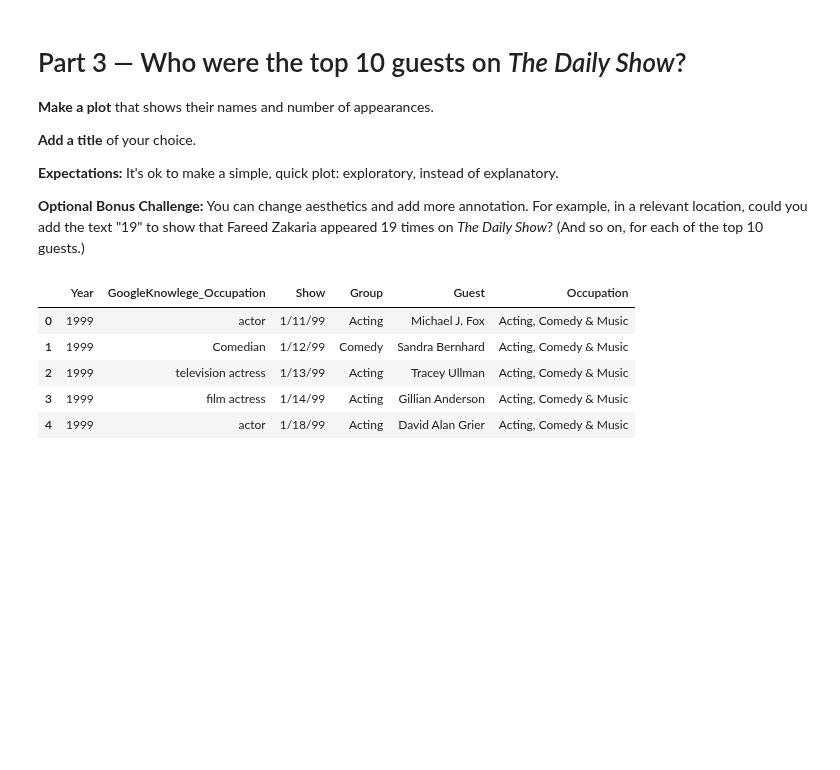
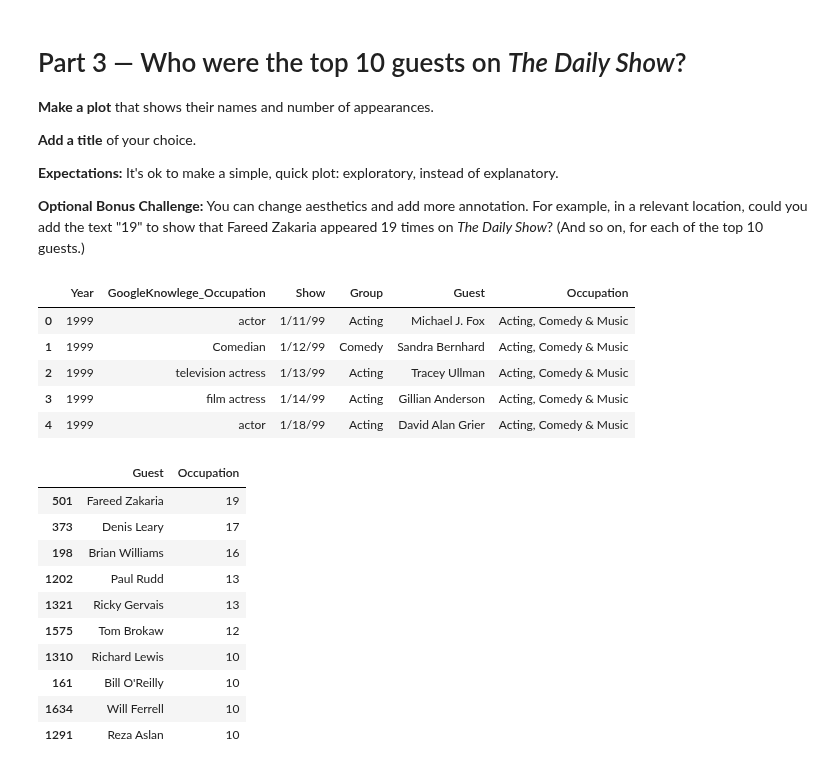
Before and after one commit to bloominstituteoftechnology/DS-Unit-1-Sprint-3-Data-Storytelling, a Jupyter notebook: Copy_of_DS_Unit_1_Sprint_Challenge_3_Data_Storytelling.ipynb, the cells around one changed output. Drawn from its saved outputs; the diff is of its cells as text; code cells hidden in the pictures; blank space fills up the shorter version.

```diff
--- a/Copy_of_DS_Unit_1_Sprint_Challenge_3_Data_Storytelling.ipynb
+++ b/Copy_of_DS_Unit_1_Sprint_Challenge_3_Data_Storytelling.ipynb
@@ -219,6 +218,20 @@ pd.crosstab(df['Guest'], df['Guest'])
 # %%
+#now to get top guests
 guests = df.groupby('Guest')['Occupation'].count().reset_index()
 top_guests = guests.sort_values(by='Occupation', ascending=False).head(10)
+top_guests
+# %% [output]
+|  | Guest | Occupation |
+| 501 | Fareed Zakaria | 19 |
+| 373 | Denis Leary | 17 |
+| 198 | Brian Williams | 16 |
+| 1202 | Paul Rudd | 13 |
+| 1321 | Ricky Gervais | 13 |
+| 1575 | Tom Brokaw | 12 |
+| 1310 | Richard Lewis | 10 |
+| 161 | Bill O'Reilly | 10 |
+| 1634 | Will Ferrell | 10 |
+| 1291 | Reza Aslan | 10 |
 # %%
 data = [go.Bar(
   x=top_guests['Guest'],
```
Also changed, not shown: parts of 2 cells of this notebook.
